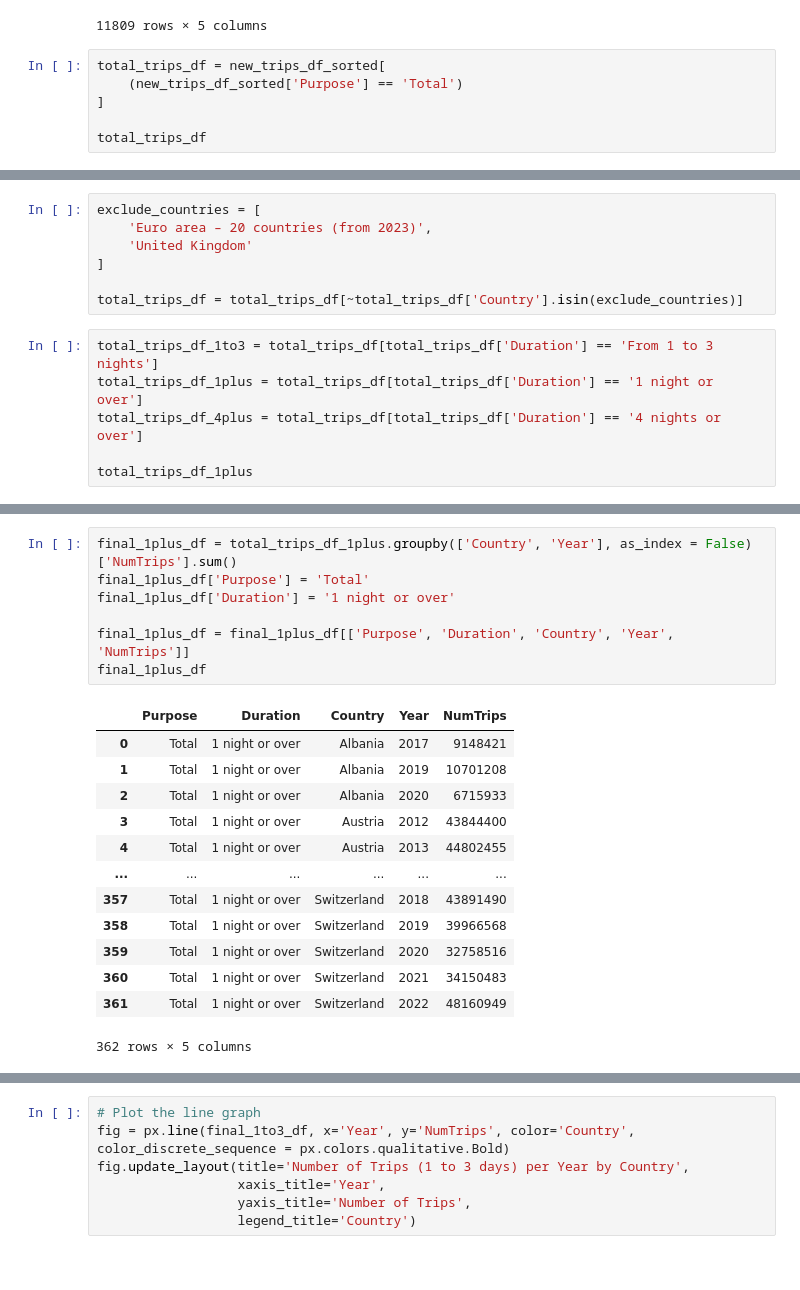
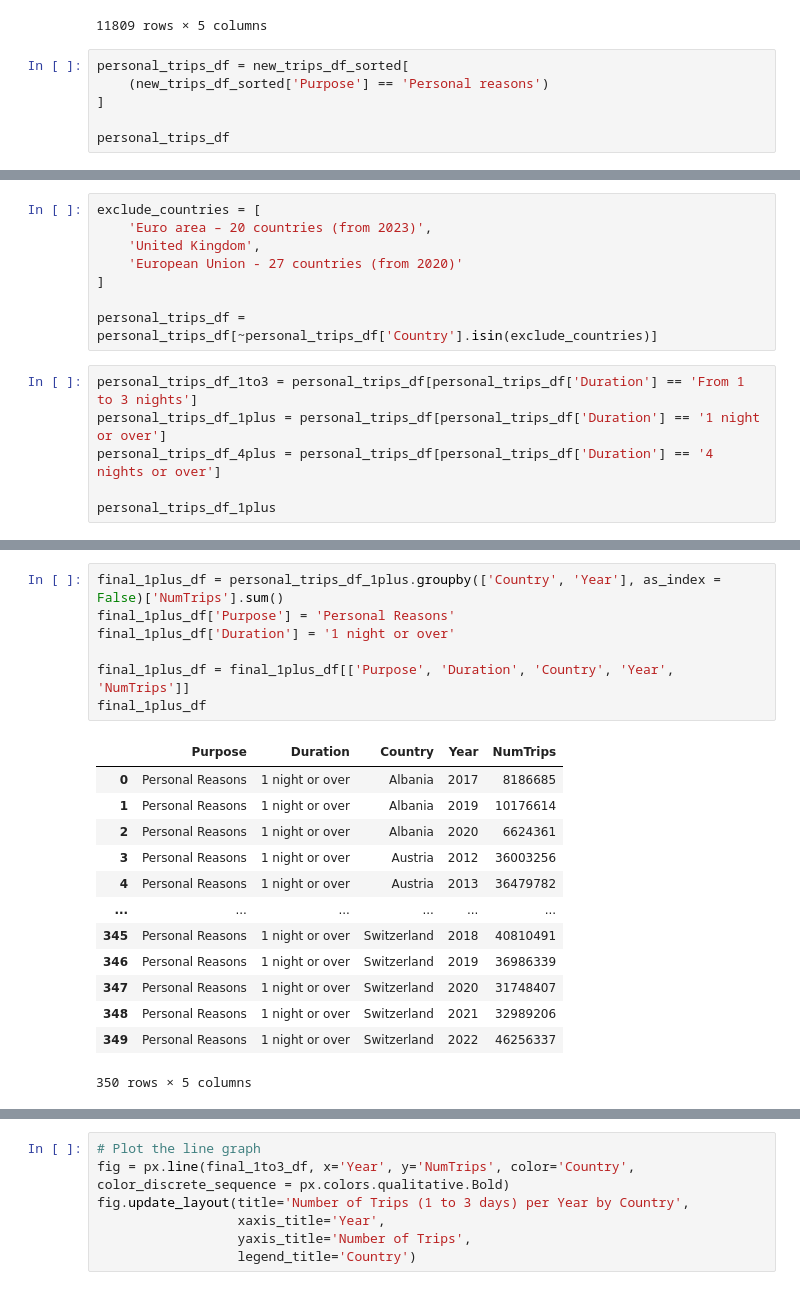
Before and after one commit to swbehan/RoadQualityWork, a Jupyter notebook: datasets/preprocessed-datasets/trips_duration.ipynb, the cells around one changed output, grey strips where cells are left out. Saved outputs shown, nothing was run; the diff lists cells and outputs as text.

```diff
--- a/datasets/preprocessed-datasets/trips_duration.ipynb
+++ b/datasets/preprocessed-datasets/trips_duration.ipynb
@@ -140,10 +140,10 @@ new_trips_df_sorted
 | 11808 | Total | 4 nights or over | United Kingdom | 2013 | 69437572 |
 11809 rows × 5 columns
 # %%
-total_trips_df = new_trips_df_sorted[
-    (new_trips_df_sorted['Purpose'] == 'Total')
+personal_trips_df = new_trips_df_sorted[
+    (new_trips_df_sorted['Purpose'] == 'Personal reasons')
 ]
 
-total_trips_df
+personal_trips_df
 # %% [output]
 |  | Purpose | Duration | Country | Year | NumTrips |
@@ -162,15 +162,16 @@ total_trips_df
 # %%
 exclude_countries = [
     'Euro area – 20 countries (from 2023)',
-    'United Kingdom'
+    'United Kingdom',
+    'European Union - 27 countries (from 2020)'
 ]
 
-total_trips_df = total_trips_df[~total_trips_df['Country'].isin(exclude_countries)]
+personal_trips_df = personal_trips_df[~personal_trips_df['Country'].isin(exclude_countries)]
 # %%
-total_trips_df_1to3 = total_trips_df[total_trips_df['Duration'] == 'From 1 to 3 nights']
-total_trips_df_1plus = total_trips_df[total_trips_df['Duration'] == '1 night or over']
-total_trips_df_4plus = total_trips_df[total_trips_df['Duration'] == '4 nights or over']
+personal_trips_df_1to3 = personal_trips_df[personal_trips_df['Duration'] == 'From 1 to 3 nights']
+personal_trips_df_1plus = personal_trips_df[personal_trips_df['Duration'] == '1 night or over']
+personal_trips_df_4plus = personal_trips_df[personal_trips_df['Duration'] == '4 nights or over']
 
-total_trips_df_1plus
+personal_trips_df_1plus
 # %% [output]
 |  | Purpose | Duration | Country | Year | NumTrips |
@@ -204,22 +205,22 @@ final_1to3_df.head(6)
 # %%
-final_1plus_df = total_trips_df_1plus.groupby(['Country', 'Year'], as_index = False)['NumTrips'].sum()
-final_1plus_df['Purpose'] = 'Total'
+final_1plus_df = personal_trips_df_1plus.groupby(['Country', 'Year'], as_index = False)['NumTrips'].sum()
+final_1plus_df['Purpose'] = 'Personal Reasons'
 final_1plus_df['Duration'] = '1 night or over'
 
 final_1plus_df = final_1plus_df[['Purpose', 'Duration', 'Country', 'Year', 'NumTrips']]
 final_1plus_df
 # %% [output]
 |  | Purpose | Duration | Country | Year | NumTrips |
-| 0 | Total | 1 night or over | Albania | 2017 | 9148421 |
-| 1 | Total | 1 night or over | Albania | 2019 | 10701208 |
-| 2 | Total | 1 night or over | Albania | 2020 | 6715933 |
-| 3 | Total | 1 night or over | Austria | 2012 | 43844400 |
-| 4 | Total | 1 night or over | Austria | 2013 | 44802455 |
+| 0 | Personal Reasons | 1 night or over | Albania | 2017 | 8186685 |
+| 1 | Personal Reasons | 1 night or over | Albania | 2019 | 10176614 |
+| 2 | Personal Reasons | 1 night or over | Albania | 2020 | 6624361 |
+| 3 | Personal Reasons | 1 night or over | Austria | 2012 | 36003256 |
+| 4 | Personal Reasons | 1 night or over | Austria | 2013 | 36479782 |
 | ... | ... | ... | ... | ... | ... |
-| 357 | Total | 1 night or over | Switzerland | 2018 | 43891490 |
-| 358 | Total | 1 night or over | Switzerland | 2019 | 39966568 |
-| 359 | Total | 1 night or over | Switzerland | 2020 | 32758516 |
-| 360 | Total | 1 night or over | Switzerland | 2021 | 34150483 |
-| 361 | Total | 1 night or over | Switzerland | 2022 | 48160949 |
+| 345 | Personal Reasons | 1 night or over | Switzerland | 2018 | 40810491 |
+| 346 | Personal Reasons | 1 night or over | Switzerland | 2019 | 36986339 |
+| 347 | Personal Reasons | 1 night or over | Switzerland | 2020 | 31748407 |
+| 348 | Personal Reasons | 1 night or over | Switzerland | 2021 | 32989206 |
+| 349 | Personal Reasons | 1 night or over | Switzerland | 2022 | 46256337 |
-362 rows × 5 columns
+350 rows × 5 columns
 # %%
```
Also changed, not shown: parts of 5 cells of this notebook, 2 other files.
